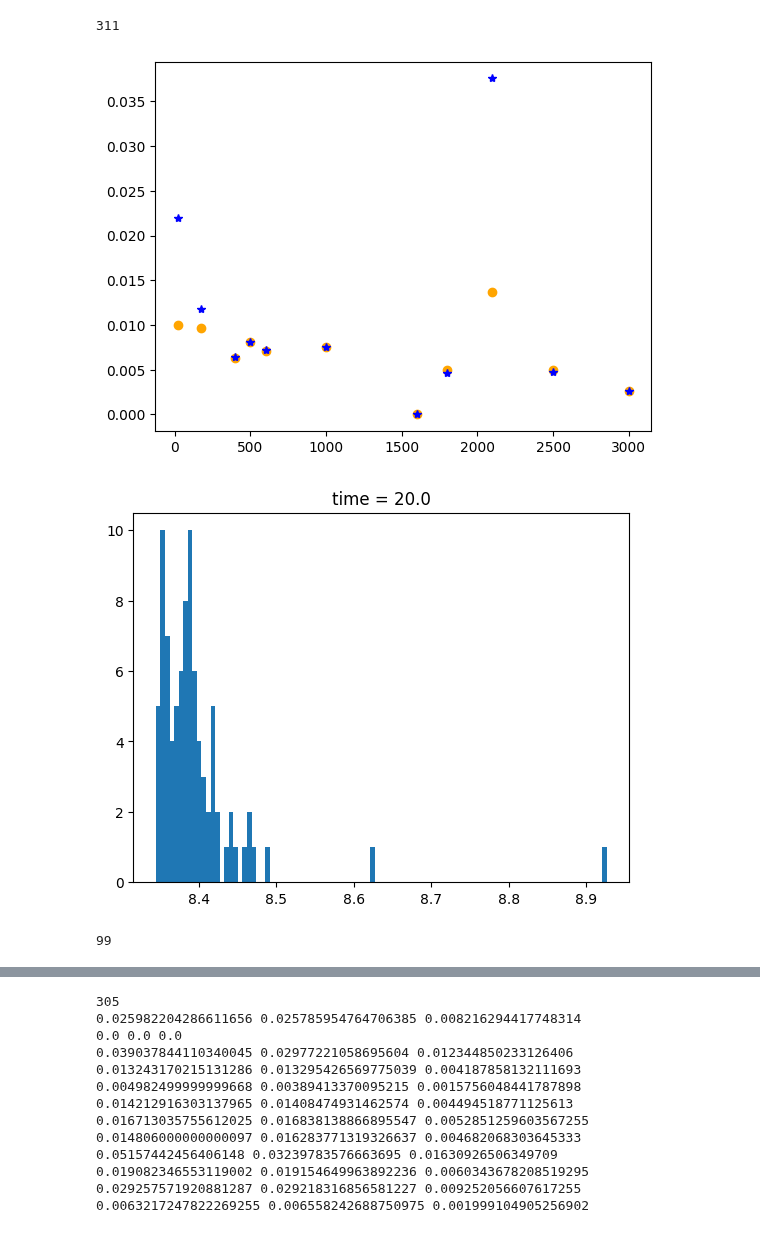
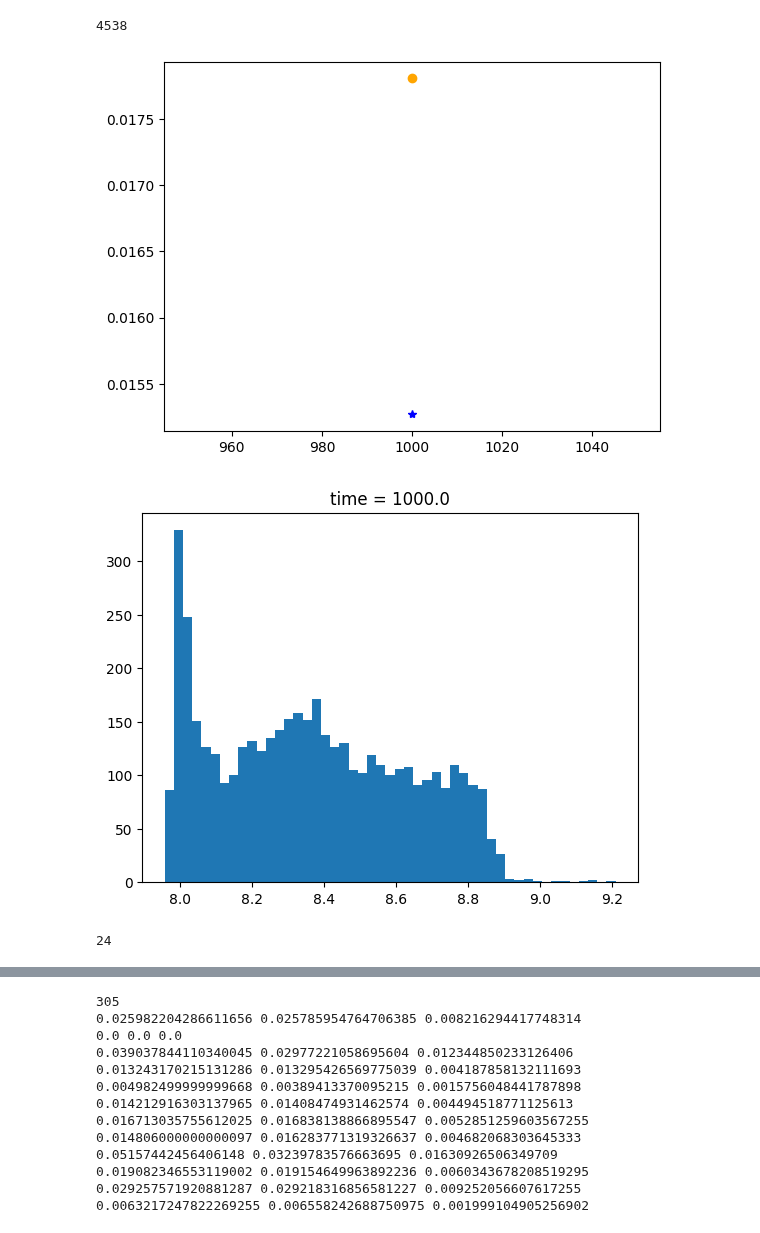
Before and after one commit to Valerio-Amico/Lab-Rydberg, a Jupyter notebook: dipolar_trap/arrival_time_temperature.ipynb, the cells around one changed output, grey strips where cells are left out. Drawn from its saved outputs; the diff is of its cells as text; code cells hidden in the pictures.

```diff
--- a/dipolar_trap/arrival_time_temperature.ipynb
+++ b/dipolar_trap/arrival_time_temperature.ipynb
@@ -13,7 +13,9 @@ def get_means_stds(names):
         diffs[name] = []
         times[name] = []
 
-        data_times = open("data/2023-01-16/Time-2023-01-16-"+name+".txt", "r")
+        #data_times = open("data/2023-01-16/Time-2023-01-16-"+name+".txt", "r")
+        #/Users/valerio/Documents/lab/Lab-Rydberg/wavw_lec_20-01-23/2023-01-24
+        data_times = open("/Users/valerio/Documents/lab/Lab-Rydberg/wavw_lec_20-01-23/2023-01-24/Time-2023-01-24-"+name+".txt", "r")
         N_row = 0
 
         for row in data_times:
@@ -56,8 +58,10 @@ def fit_function(theta):
          return np.e**(-(x-theta[0])**2/(2*theta[1]**2)) / np.sqrt(2*np.pi*theta[1]**2)
    return fun
 # %%
-names = ["20_", "175_", "400_", "500_", "600_", "1000_", "1600_", "1800_", "2100_", "2500_", "3000_"]
-eval_times = [20, 175, 400, 500, 600, 1000, 1600, 1800, 2100, 2500, 3000]
+#names = ["20_", "175_", "400_", "500_", "600_", "1000_", "1600_", "1800_", "2100_", "2500_", "3000_"]
+#eval_times = [20, 175, 400, 500, 600, 1000, 1600, 1800, 2100, 2500, 3000]
+names = ["LONG_300_1000_6"]#["6_500"]
+eval_times = [1000]
 
 times, diffs, means, stds = get_means_stds(names)
 stds_fit = []
@@ -78,20 +82,20 @@ for i, name in enumerate(names):
     plt.plot(eval_times[i], stds[name], marker="*", c="blue")
 plt.show()
 # %% [output]
-311
+4538
-[figure, old version]
+[figure, new version]
 # %%
 i = 0
 name = names[i]
-myhist = plt.hist(times[name], bins=np.linspace(min(times[names[0]]), max(times[names[0]]), 100))
+myhist = plt.hist(times[name], bins=np.linspace(min(times[names[0]]), max(times[names[0]]), 50))
 plt.title("time = %.1f"%eval_times[i])
 plt.show()
 # %% [output]
-[figure, old version]
+[figure, new version]
 # %%
 len(myhist[0])
 # %% [output]
-99
+24
 # %%
 i = 1
 name = names[i]
```
Also changed, not shown: parts of 1 cell of this notebook, 44 other files.
